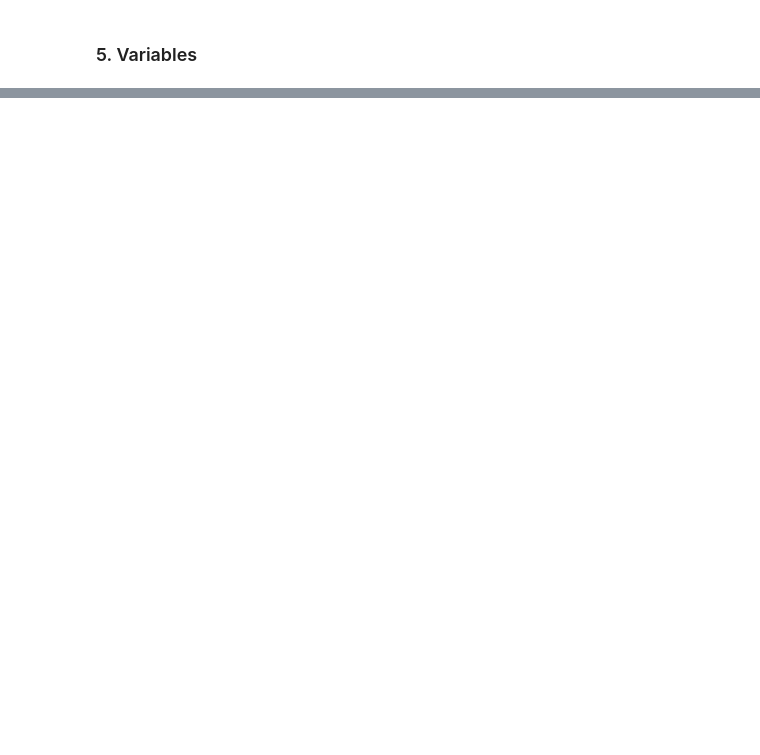
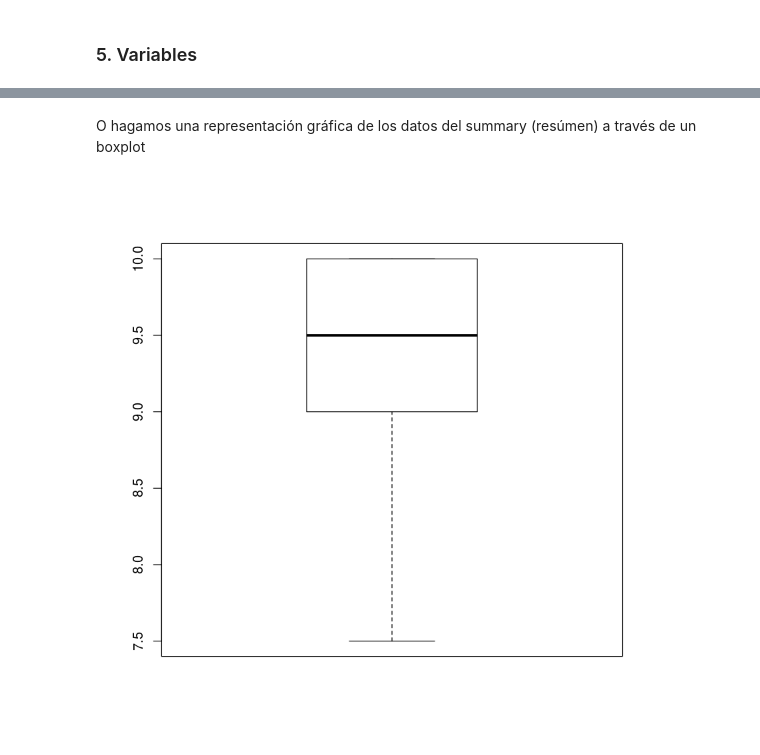
Before and after one commit to juanpedrovasquez/CUCII-StatsEdu, a Jupyter notebook: 01_Apuntes.ipynb, the cells around one changed output, grey strips where cells are left out. Drawn from its saved outputs; the diff is of its cells as text; code cells hidden in the pictures; blank space fills up the shorter version.

```diff
--- a/01_Apuntes.ipynb
+++ b/01_Apuntes.ipynb
@@ -43,0 +201,6 @@
+# %% [markdown]
+O hagamos una representación gráfica de los datos del summary (resúmen) a través de un boxplot
+# %%
+boxplot(archi$Calif..Bim.5.)
+# %% [output]
+[figure, added]
```
Also changed, not shown: parts of 38 cells of this notebook.
